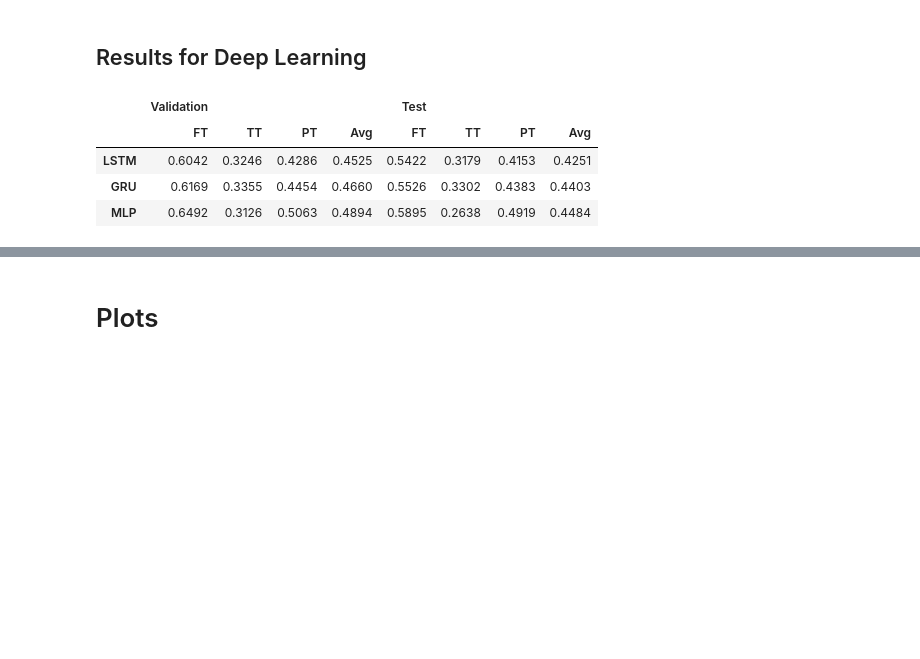
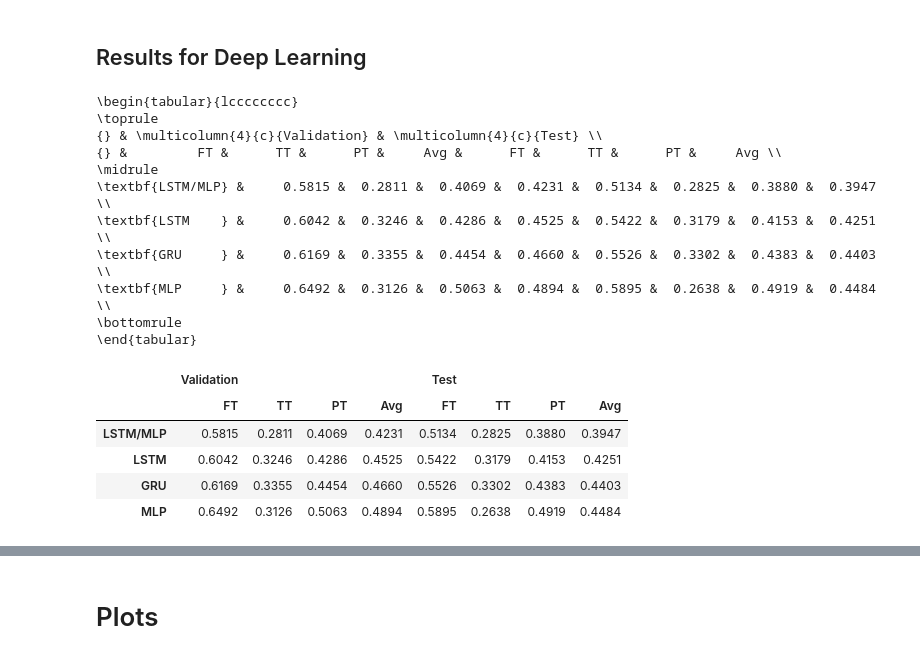
Before and after one commit to hreiten/master-thesis, a Jupyter notebook: src/summary_and_analysis.ipynb, the cells around one changed output, grey strips where cells are left out. Cells and saved outputs as stored; diff of their text form; code cells hidden in the pictures; blank space fills up the shorter version.

```diff
--- a/src/summary_and_analysis.ipynb
+++ b/src/summary_and_analysis.ipynb
@@ -39,6 +39,8 @@ rc('font', family='serif')
 - Deep Learning
     - Recurrent Neural Networks (LSTM, GRU)
     - Multilayer Perceptron (MLP)
+# %%
+PRINT_LATEX=True
 # %%
 path = ROOT_PATH + "models/dataframes/"
 
@@ -56,9 +58,12 @@ mlp_unc = pd.read_pickle(path + "mlp_uncertainty_df.pkl")
 
 rnn = pd.read_pickle(path + "rnn_summary_df.pkl")
 rnn_unc = pd.read_pickle(path + "rnn_uncertainty_df.pkl")
+
+ensemble = pd.read_pickle(path + "ensemble_summary_df.pkl")
+ensemble_unc = pd.read_pickle(path + "ensemble_uncertainty_df.pkl")
 # %%
 bm_merge = pd.concat([heuristics, linear, ml]).apply(pd.to_numeric)
-dl_merge = pd.concat([rnn, mlp]).apply(pd.to_numeric)
+dl_merge = pd.concat([rnn, mlp, ensemble]).apply(pd.to_numeric)
 all_merge = pd.concat([bm_merge,dl_merge])
 # %%
 def latexify(df):
@@ -156,11 +228,23 @@ df
 ##  Results for Deep Learning
 # %%
 # Overall summary
-df = get_summary(dl_merge)
+df = get_summary(dl_merge,PRINT_LATEX)
 df
 # %% [output]
+\begin{tabular}{lcccccccc}
+\toprule
+{} & \multicolumn{4}{c}{Validation} & \multicolumn{4}{c}{Test} \\
+{} &         FT &      TT &      PT &     Avg &      FT &      TT &      PT &     Avg \\
+\midrule
+\textbf{LSTM/MLP} &     0.5815 &  0.2811 &  0.4069 &  0.4231 &  0.5134 &  0.2825 &  0.3880 &  0.3947 \\
+\textbf{LSTM    } &     0.6042 &  0.3246 &  0.4286 &  0.4525 &  0.5422 &  0.3179 &  0.4153 &  0.4251 \\
+\textbf{GRU     } &     0.6169 &  0.3355 &  0.4454 &  0.4660 &  0.5526 &  0.3302 &  0.4383 &  0.4403 \\
+\textbf{MLP     } &     0.6492 &  0.3126 &  0.5063 &  0.4894 &  0.5895 &  0.2638 &  0.4919 &  0.4484 \\
+\bottomrule
+\end{tabular}
 |  | Validation |  |  |  | Test |  |  |  |
 |  | FT | TT | PT | Avg | FT | TT | PT | Avg |
+| LSTM/MLP | 0.5815 | 0.2811 | 0.4069 | 0.4231 | 0.5134 | 0.2825 | 0.3880 | 0.3947 |
 | LSTM | 0.6042 | 0.3246 | 0.4286 | 0.4525 | 0.5422 | 0.3179 | 0.4153 | 0.4251 |
 | GRU | 0.6169 | 0.3355 | 0.4454 | 0.4660 | 0.5526 | 0.3302 | 0.4383 | 0.4403 |
 | MLP | 0.6492 | 0.3126 | 0.5063 | 0.4894 | 0.5895 | 0.2638 | 0.4919 | 0.4484 |
```
Also changed, not shown: parts of 14 cells of this notebook, 3 other files.
